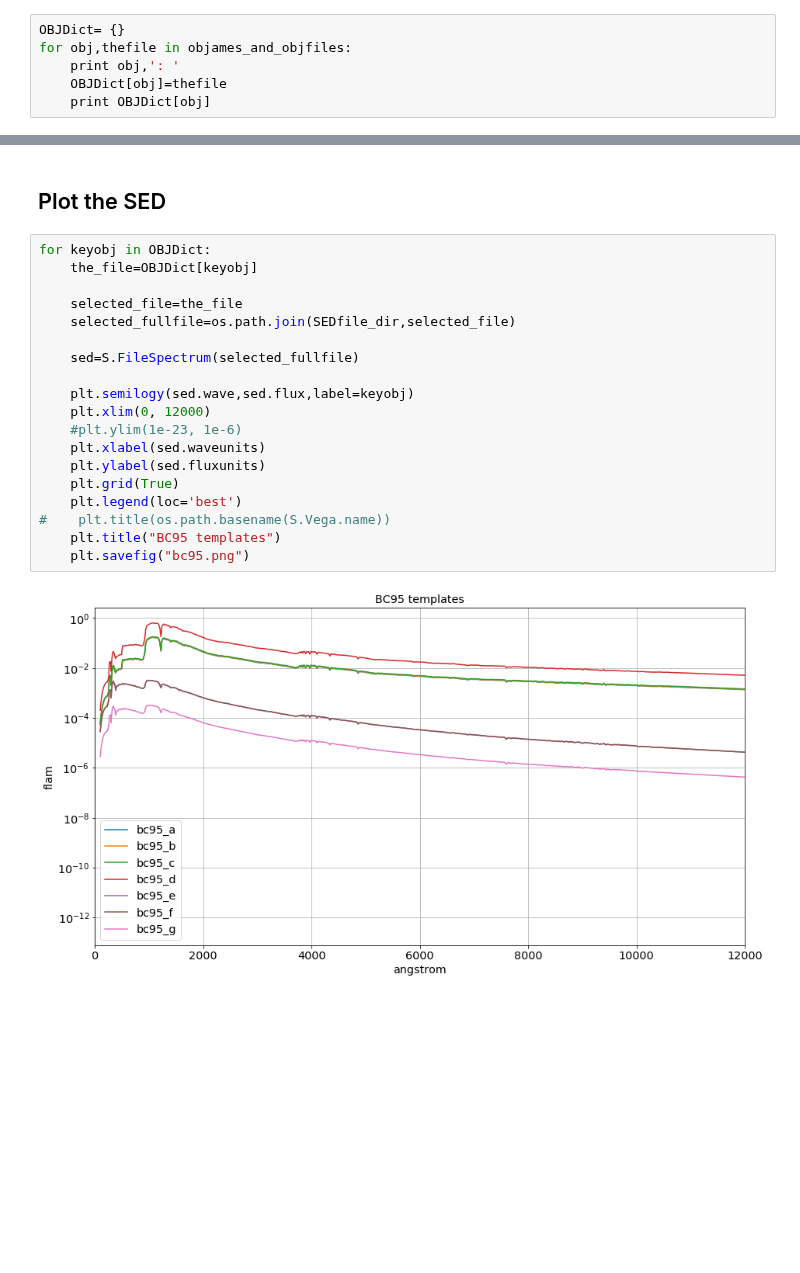
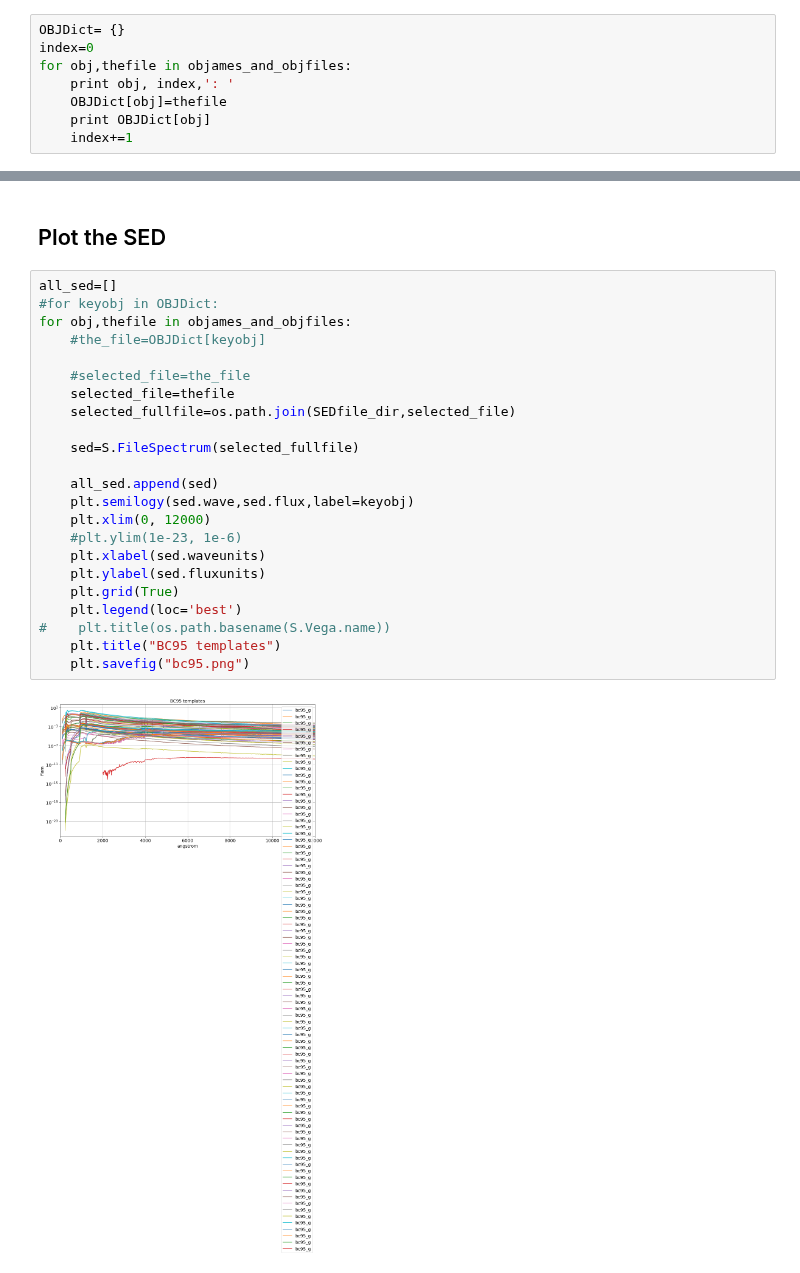
Before and after one commit to sylvielsstfr/PC5AtmStudies, a Jupyter notebook: DESCDec2017/pysynphotsed/ViewSED_bc95.ipynb, the cells around one changed output, grey strips where cells are left out. Saved outputs shown, nothing was run; the diff lists cells and outputs as text; blank space fills up the shorter version.

```diff
--- a/DESCDec2017/pysynphotsed/ViewSED_bc95.ipynb
+++ b/DESCDec2017/pysynphotsed/ViewSED_bc95.ipynb
@@ -82,8 +82,10 @@ objames_and_objfiles = zip(obj_names, obj_files)
 ## Make a dictionary of filenames
 # %%
 OBJDict= {}
+index=0
 for obj,thefile in objames_and_objfiles:
-    print obj,': '
+    print obj, index,': '
     OBJDict[obj]=thefile
     print OBJDict[obj]
+    index+=1
 # %% [output]
@@ -107,23 +119,27 @@ bc95_g_76E5.fits
 # %% [markdown]
 ## Plot the SED
 # %%
-for keyobj in OBJDict:
-    the_file=OBJDict[keyobj]
+all_sed=[]
+#for keyobj in OBJDict:
+for obj,thefile in objames_and_objfiles:
+    #the_file=OBJDict[keyobj]
 
-    selected_file=the_file
+    #selected_file=the_file
+    selected_file=thefile
     selected_fullfile=os.path.join(SEDfile_dir,selected_file)
 
     sed=S.FileSpectrum(selected_fullfile)
 
+    all_sed.append(sed)
     plt.semilogy(sed.wave,sed.flux,label=keyobj)
     plt.xlim(0, 12000)
     #plt.ylim(1e-23, 1e-6)
     plt.xlabel(sed.waveunits)
     plt.ylabel(sed.fluxunits)
     plt.grid(True)
     plt.legend(loc='best')
 #    plt.title(os.path.basename(S.Vega.name))
     plt.title("BC95 templates")
     plt.savefig("bc95.png")
 # %% [output]
-[figure, old version]
+[figure, new version]
```
Also changed, not shown: parts of 5 cells of this notebook, 1 other file.
